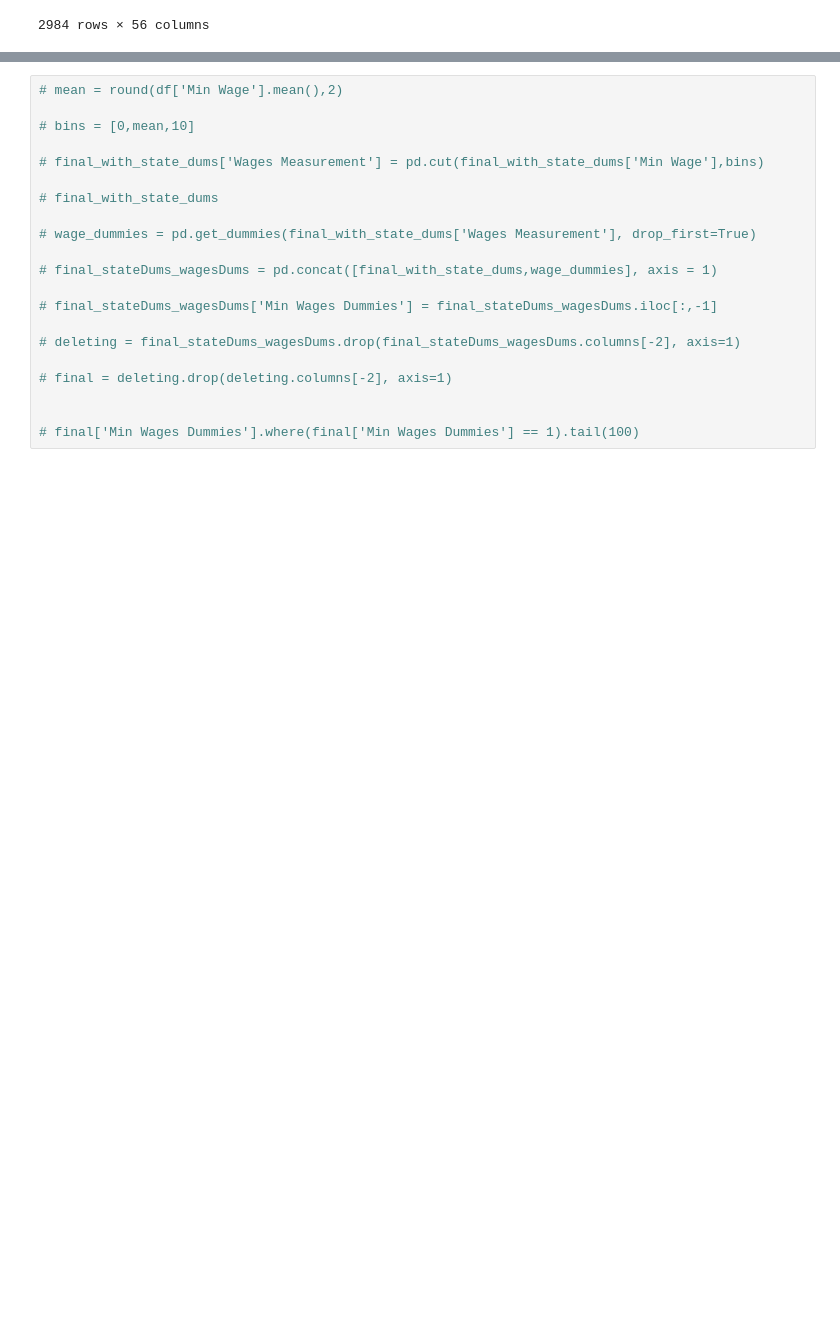
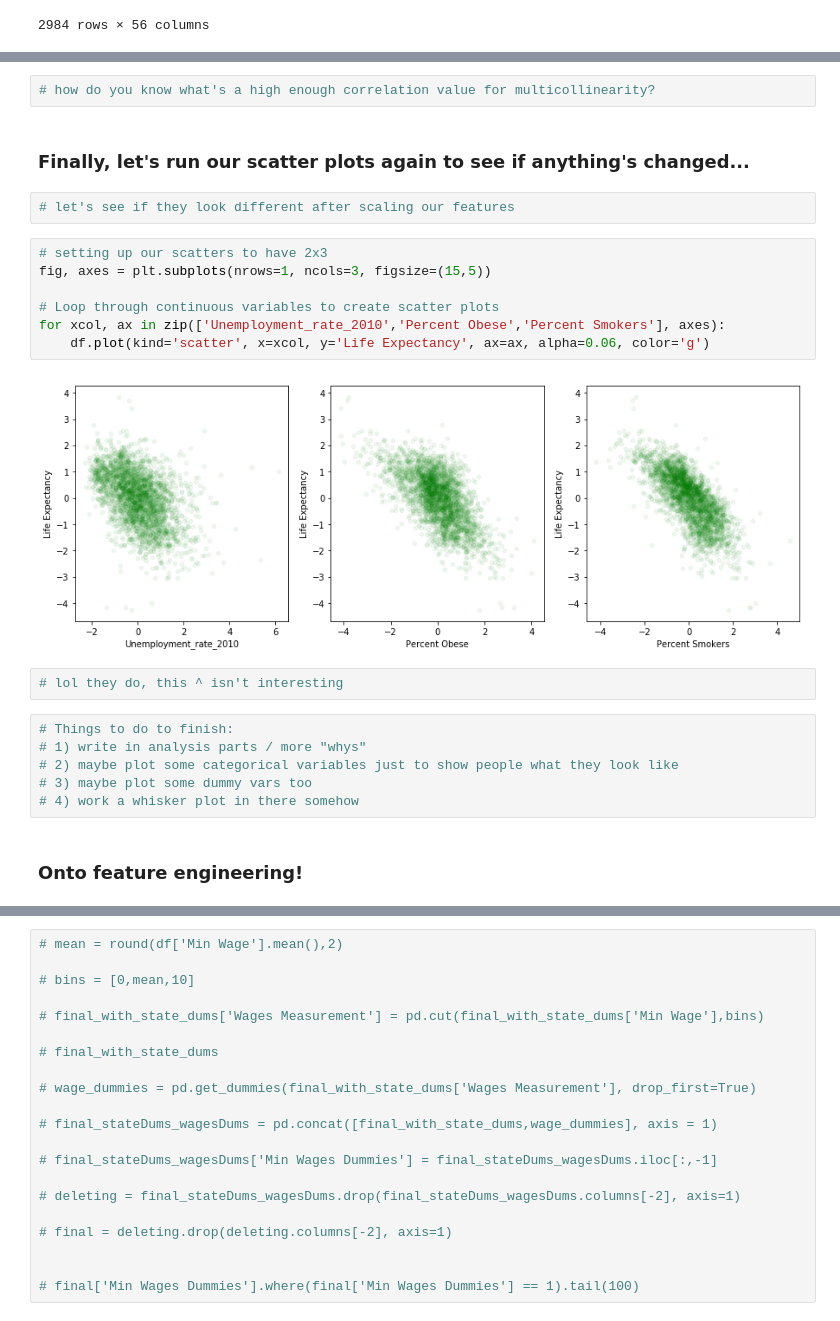
Before and after one commit to aulorbe/Life-Expectancy-In-The-US, a Jupyter notebook: EDA_initial.ipynb, the cells around one changed output, grey strips where cells are left out. Cells and saved outputs as stored; diff of their text form; blank space fills up the shorter version.

```diff
--- a/EDA_initial.ipynb
+++ b/EDA_initial.ipynb
@@ -235,0 +410,25 @@ df
+# %%
+# how do you know what's a high enough correlation value for multicollinearity?
+# %% [markdown]
+### Finally, let's run our scatter plots again to see if anything's changed...
+# %%
+# let's see if they look different after scaling our features
+# %%
+# setting up our scatters to have 2x3
+fig, axes = plt.subplots(nrows=1, ncols=3, figsize=(15,5))
+
+# Loop through continuous variables to create scatter plots
+for xcol, ax in zip(['Unemployment_rate_2010','Percent Obese','Percent Smokers'], axes):
+    df.plot(kind='scatter', x=xcol, y='Life Expectancy', ax=ax, alpha=0.06, color='g')
+# %% [output]
+[figure, added]
+# %%
+# lol they do, this ^ isn't interesting
+# %%
+# Things to do to finish:
+# 1) write in analysis parts / more "whys"
+# 2) maybe plot some categorical variables just to show people what they look like
+# 3) maybe plot some dummy vars too
+# 4) work a whisker plot in there somehow
+# %% [markdown]
+### Onto feature engineering!
```
Also changed, not shown: parts of 33 cells of this notebook.
